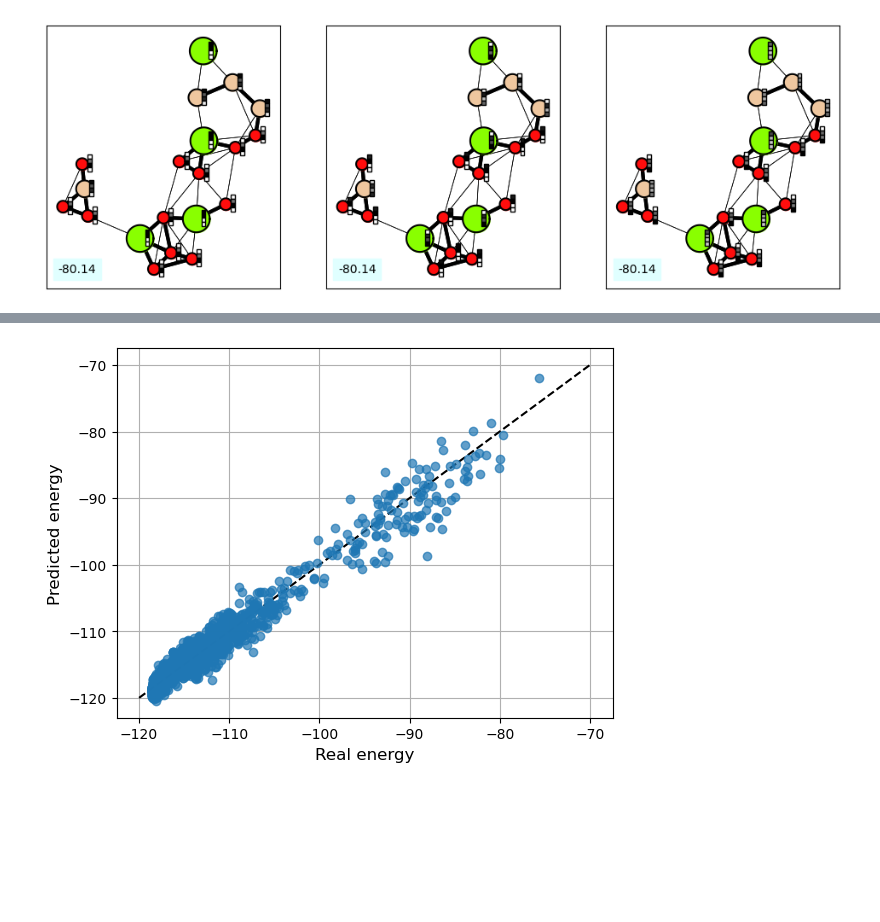
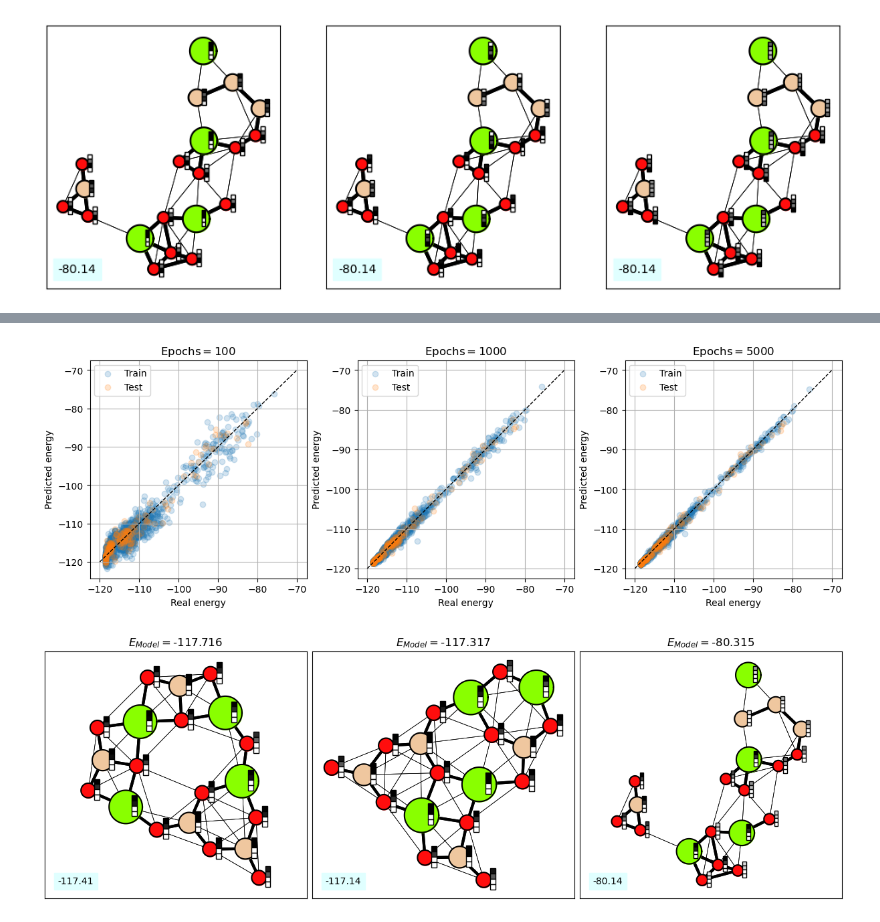
Before and after one commit to karsten3112/Computational-Physics, a Jupyter notebook: Week13/exercise63.ipynb, the cells around one changed output, grey strips where cells are left out. Saved outputs shown, nothing was run; the diff lists cells and outputs as text; code cells hidden in the pictures; blank space fills up the shorter version.

```diff
--- a/Week13/exercise63.ipynb
+++ b/Week13/exercise63.ipynb
@@ -183,7 +183,7 @@ class MyModel(torch.nn.Module):
         x = self.acc_func(self.mp1(x, edge_index, edge_attr))
         x = self.acc_func(self.mp2(x, edge_index, edge_attr))
         x = self.acc_func(self.mp3(x, edge_index, edge_attr))
-        x = self.acc_func(self.mp4(x, edge_index, edge_attr))
+        x = self.mp4(x, edge_index, edge_attr)
         return x
 
     def local_energies(self, graph):
@@ -217,7 +217,10 @@ test_list = [get_graph(i) for i in range(1905-189, 1905)]
 train_loader = DataLoader(train_list, shuffle=True, batch_size=20)
 # %%
 models = [MyModel() for i in range(3)]
+i = 0
 for model, epochs in zip(models, [100, 1000, 5000]):
     optimizer = torch.optim.Adam(params=model.parameters(), lr=1e-3)
+    print(f"Training model {i+1}")
     train_model(model=model, train_loader=train_loader, optimizer=optimizer, epochs=epochs)
+    i+=1
 # %% [output]
@@ -236,13 +244,49 @@ KeyboardInterrupt:
-# %%
-fig, ax = plt.subplots()
-ax.grid()
-xs = np.linspace(-120,-70, 100)
-ax.plot(xs, xs, '--',c="k")
-ax.set_xlabel("Real energy", fontsize=12)
-ax.set_ylabel("Predicted energy", fontsize=12)
-with torch.no_grad():
-    for graphs in train_loader:
-        y_vals = model.forward(graphs)
-        ax.plot(graphs.y, y_vals, 'o', c='C0', alpha=0.7)
-# %% [output]
-[figure, removed]
+# %%
+fig, axs = plt.subplots(1,3, figsize=(12,4), layout="constrained")
+test_loader = DataLoader(dataset=test_list, batch_size=20)
+for model, ax, epochs_num in zip(models, axs, [100, 1000, 5000]):
+    ax.set_title(r"Epochs$=$"+f"{epochs_num}")
+    ax.grid()
+    ax.set_xlabel("Real energy")
+    ax.set_ylabel("Predicted energy")
+    for i, loader, label in zip(range(2), [train_loader, test_loader], ["Train", "Test"]):
+        for j, graphs in enumerate(loader):
+            with torch.no_grad():
+                pred_E = model.forward(graph=graphs)
+                if j == 0:
+                    ax.scatter(graphs.y, pred_E, color=f"C{i}", alpha=0.2, label=label)
+                else:
+                    ax.scatter(graphs.y, pred_E, color=f"C{i}", alpha=0.2)
+    xs = np.linspace(-120,-70, 100)
+    ax.plot(xs, xs, '--',c="k", lw=1)
+    ax.legend()
+# %% [output]
+[figure, added]
+# %%
+fig, axs = plt.subplots(1,3, figsize=(12,4), layout="constrained")
+model = models[-1]
+#energies = []
+#reps = []
+#graphs_tot = []
+#for graphs in test_loader:
+#    energies.append(model.forward(graphs))
+#    reps.append(model.representation(graphs))
+#    graphs_tot.append(graphs)
+data = np.load('dataset_for_exercise_63/pyroxene.npz')
+for i, ax in zip([0, 1, 42], axs):
+    #graph = graphs_tot[i][0]
+    #rep = reps[i][0]
+    #pred_E = energies[i][0]
+    graph = get_graph(index=i)
+    g = Data(edge_index=graph.edge_index,
+         edge_attr=graph.edge_attr,
+         x=model.representation(graph),
+         y=graph.y,
+         z=graph.z,
+         pos=graph.pos)
+    plot_graph(ax, g, val_min=-0.75, val_max=0.25)
+    with torch.no_grad():
+        pred_E = model.forward(graph=graph)
+        ax.set_title(r"$E_{Model}=$"+f"{round(pred_E.item(),3)}")
+# %% [output]
+[figure, added]
```
Also changed, not shown: parts of 1 cell of this notebook, 25 other files.
